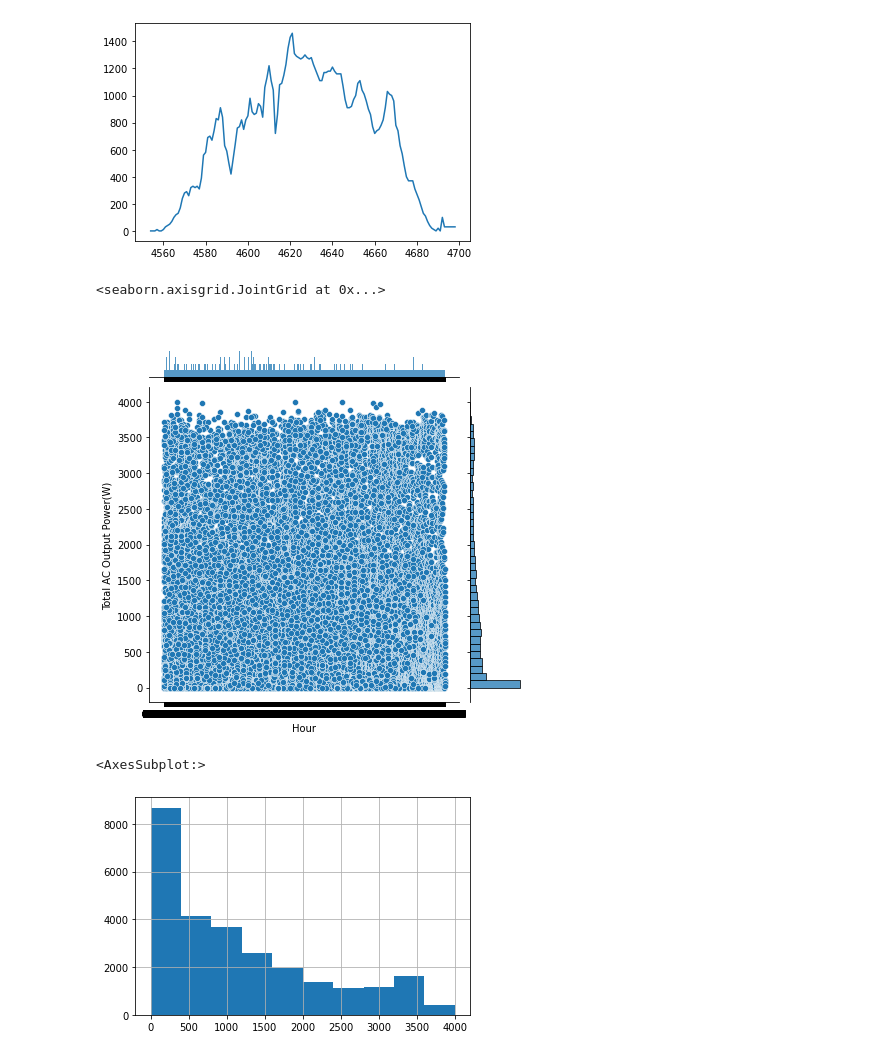
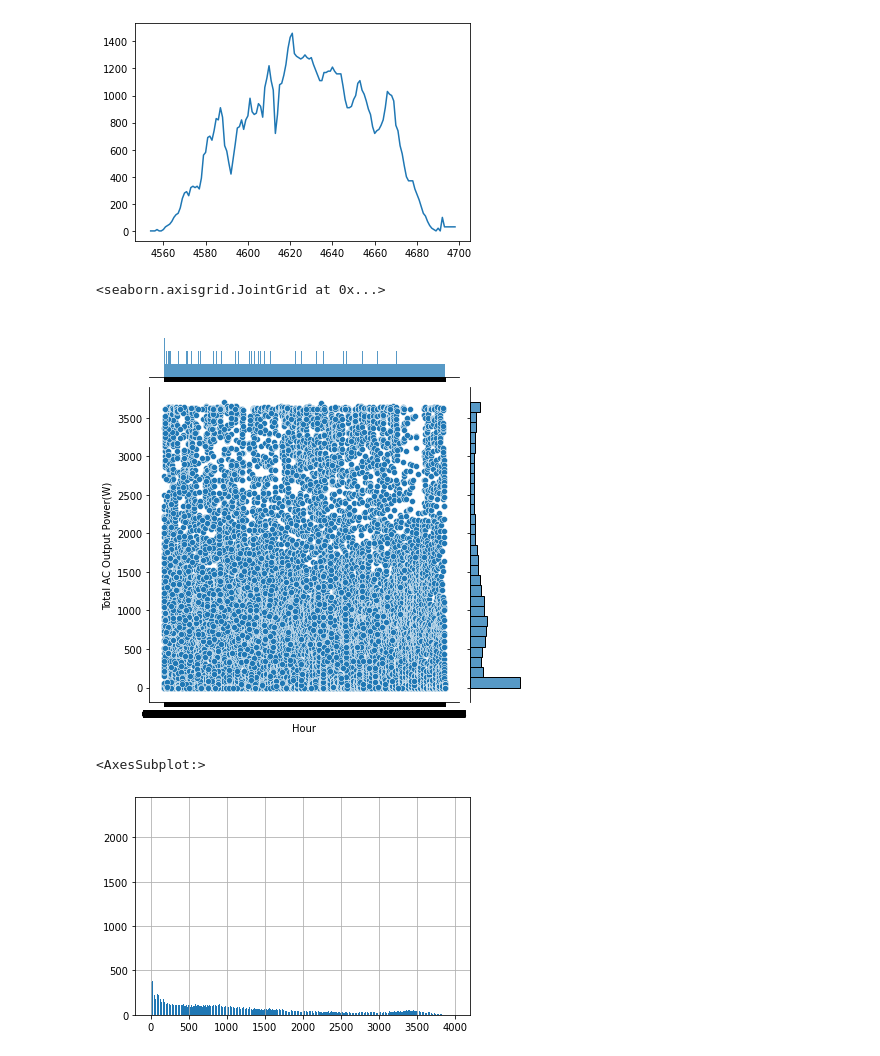
Before and after one commit to oakthyago/Electrical-Demand-Brazil, a Jupyter notebook: photovoltaic-analysis-from-full-of-shadows-system.ipynb, the cells around one changed output. Saved outputs shown, nothing was run; the diff lists cells and outputs as text; code cells hidden in the pictures.

```diff
--- a/photovoltaic-analysis-from-full-of-shadows-system.ipynb
+++ b/photovoltaic-analysis-from-full-of-shadows-system.ipynb
@@ -67,12 +67,12 @@ df[df["Date"] == "2022/06/07"]["Total AC Output Power(W)"].plot()
 <AxesSubplot:>
 [figure]
 # %%
-sns.jointplot(x='Hour', y="Total AC Output Power(W)",data=df)
+sns.jointplot(x='Hour', y="Total AC Output Power(W)",data=df2)
 # %% [output]
 <seaborn.axisgrid.JointGrid at 0x...>
-[figure, old version]
+[figure, new version]
 # %%
-df["Total AC Output Power(W)"].hist()
+df["Total AC Output Power(W)"].hist(bins=500)
 # %% [output]
 <AxesSubplot:>
-[figure, old version]
+[figure, new version]
```
Also changed, not shown: parts of 3 cells of this notebook.
